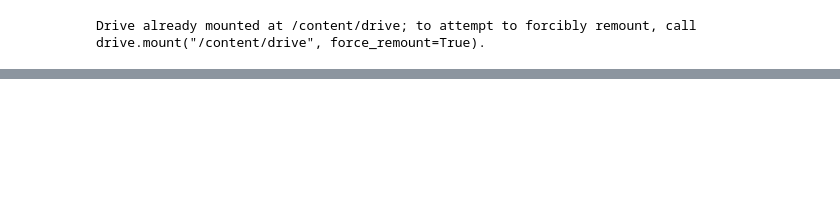
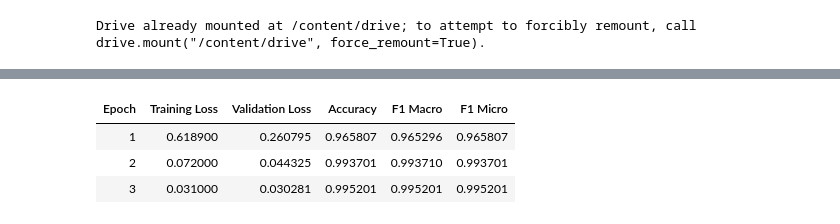
Before and after one commit to ebrahimhalaby/ebrahimsal, a Jupyter notebook: Arabic_Commands_BERT_Benchmark.ipynb, the cells around one changed output, grey strips where cells are left out. Cells and saved outputs as stored; diff of their text form; code cells hidden in the pictures; blank space fills up the shorter version.

```diff
--- a/Arabic_Commands_BERT_Benchmark.ipynb
+++ b/Arabic_Commands_BERT_Benchmark.ipynb
@@ -139,30 +182,32 @@ print("Classes:", labels)
 # ===============================
 # 5) Training & Cross-Validation
 # ===============================
-import warnings, math
+import warnings, math, os, json, numpy as np, matplotlib.pyplot as plt
 warnings.filterwarnings("ignore")
 
 import torch
 from datasets import Dataset
 from sklearn.model_selection import StratifiedKFold
-from sklearn.metrics import confusion_matrix, precision_recall_fscore_support, accuracy_score
+from sklearn.metrics import (
+    confusion_matrix, precision_recall_fscore_support,
+    accuracy_score, f1_score
+)
 from sklearn.utils.class_weight import compute_class_weight
-import evaluate
 
-from transformers import (AutoTokenizer, AutoModelForSequenceClassification,
-                          DataCollatorWithPadding, TrainingArguments, Trainer,
-                          EarlyStoppingCallback, set_seed)
+from transformers import (
+    AutoTokenizer, AutoModelForSequenceClassification,
+    DataCollatorWithPadding, TrainingArguments, Trainer,
+    EarlyStoppingCallback, set_seed
+)
 
-accuracy = evaluate.load("accuracy")
-f1_metric = evaluate.load("f1")
-
+# بديل evaluate: دالة مقاييس تعتمد على scikit-learn فقط
 def compute_metrics_builder():
     def compute_metrics(eval_pred):
         logits, labels_np = eval_pred
         preds = np.argmax(logits, axis=-1)
-        acc = accuracy.compute(predictions=preds, references=labels_np)["accuracy"]
-        f1_macro = f1_metric.compute(predictions=preds, references=labels_np, average="macro")["f1"]
-        f1_micro = f1_metric.compute(predictions=preds, references=labels_np, average="micro")["f1"]
+        acc = float(accuracy_score(labels_np, preds))
+        f1_macro = float(f1_score(labels_np, preds, average="macro"))
+        f1_micro = float(f1_score(labels_np, preds, average="micro"))
         return {"accuracy": acc, "f1_macro": f1_macro, "f1_micro": f1_micro}
     return compute_metrics
 
@@ -172,30 +217,40 @@ def train_eval_one_fold(model_name, seed, tr_idx, va_idx, outdir):
     set_seed(seed)
     tok = AutoTokenizer.from_pretrained(model_name)
 
-    # HF datasets
-    train_ds = Dataset.from_pandas(df.iloc[tr_idx][["text_norm","label"]].rename(columns={"text_norm":"text"}))
-    val_ds   = Dataset.from_pandas(df.iloc[va_idx][["text_norm","label"]].rename(columns={"text_norm":"text"}))
+    # تحويل بيانات الطية إلى HF Dataset
+    train_ds = Dataset.from_pandas(
+        df.iloc[tr_idx][["text_norm","label"]].rename(columns={"text_norm":"text"})
+    )
+    val_ds   = Dataset.from_pandas(
+        df.iloc[va_idx][["text_norm","label"]].rename(columns={"text_norm":"text"})
+    )
 
-    def tok_fn(batch): return tok(batch["text"], truncation=True)
+    def tok_fn(batch):
+        return tok(batch["text"], truncation=True)
     train_ds = train_ds.map(tok_fn, batched=True, remove_columns=["text"])
-    val_ds   = val_ds.map(tok_fn, batched=True, remove_columns=["text"])
+    val_ds   = val_ds.map(tok_fn,   batched=True, remove_columns=["text"])
     data_collator = DataCollatorWithPadding(tokenizer=tok)
 
+    # أوزان الفئات (اختياري)
     loss_weights = None
     if USE_CLASS_WEIGHTS:
         y = df.iloc[tr_idx]["label"].values
         cw = compute_class_weight("balanced", classes=np.arange(len(labels)), y=y)
         loss_weights = torch.tensor(cw, dtype=torch.float)
 
+    # تحميل النموذج
     model = AutoModelForSequenceClassification.from_pretrained(
         model_name, num_labels=len(labels), id2label=id2label, label2id=label2id
     )
 
-    def compute_loss(model, inputs, return_outputs=False):
+    # تخصيص دالة الخسارة لدعم أوزان الفئات (تمت إضافة **kwargs لدعم num_items_in_batch)
+    def compute_loss(model, inputs, return_outputs=False, **kwargs):
         labels_t = inputs.get("labels")
-        outputs = model(**{k:v for k,v in inputs.items() if k!="labels"})
+        outputs = model(**{k: v for k, v in inputs.items() if k != "labels"})
         logits = outputs.logits
-        loss_fct = torch.nn.CrossEntropyLoss(weight=(loss_weights.to(logits.device) if loss_weights is not None else None))
+        loss_fct = torch.nn.CrossEntropyLoss(
+            weight=(loss_weights.to(logits.device) if loss_weights is not None else None)
+        )
         loss = loss_fct(logits, labels_t)
         return (loss, outputs) if return_outputs else loss
 
@@ -227,19 +282,23 @@ def train_eval_one_fold(model_name, seed, tr_idx, va_idx, outdir):
     )
     trainer.compute_loss = compute_loss
 
+    # تدريب وتقييم
     trainer.train()
     out = trainer.predict(val_ds)
     preds = np.argmax(out.predictions, axis=-1)
     y_true = np.array(val_ds["label"])
 
-    acc = accuracy_score(y_true, preds)
-    p, r, f1s, _ = precision_recall_fscore_support(y_true, preds, labels=np.arange(len(labels)))
-    f1_macro = f1s.mean()
-    f1_micro = precision_recall_fscore_support(y_true, preds, average="micro")[2]
+    # مقاييس تفصيلية بالطية
+    acc = float(accuracy_score(y_true, preds))
+    p, r, f1s, _ = precision_recall_fscore_support(
+        y_true, preds, labels=np.arange(len(labels))
+    )
+    f1_macro = float(f1s.mean())
+    f1_micro = float(f1_score(y_true, preds, average="micro"))
     cm = confusion_matrix(y_true, preds, labels=np.arange(len(labels)))
 
-    # Save confusion matrix fig
-    import matplotlib.pyplot as plt
+    # حفظ مصفوفة الالتباس
+    os.makedirs(outdir, exist_ok=True)
     plt.figure()
     plt.imshow(cm, interpolation='nearest')
     plt.title(f"CM {model_name} s{seed}")
@@ -250,20 +309,26 @@ def train_eval_one_fold(model_name, seed, tr_idx, va_idx, outdir):
     cm_path = os.path.join(outdir, "confusion_matrix.png")
     plt.savefig(cm_path); plt.close()
 
-    # Save per-class report
-    per_class = {labels[i]: {"precision": float(p[i]), "recall": float(r[i]), "f1": float(f1s[i])} for i in range(len(labels))}
+    # حفظ تقرير الفئات
+    per_class = {
+        labels[i]: {
+            "precision": float(p[i]),
+            "recall": float(r[i]),
+            "f1": float(f1s[i])
+        } for i in range(len(labels))
+    }
     with open(os.path.join(outdir, "per_class.json"), "w", encoding="utf-8") as f:
         json.dump(per_class, f, ensure_ascii=False, indent=2)
 
     return {
-        "metrics": {"accuracy": float(acc), "f1_macro": float(f1_macro), "f1_micro": float(f1_micro)},
+        "metrics": {"accuracy": acc, "f1_macro": f1_macro, "f1_micro": f1_micro},
         "val_true": y_true.tolist(),
         "val_pred": preds.tolist()
     }
 
+# تنفيذ الـ CV عبر جميع النماذج والبذور
 all_rows = []
 store_preds = {}
-
 from datetime import datetime
 RUN_TAG = datetime.now().strftime("%Y%m%d_%H%M%S")
 
@@ -272,18 +337,21 @@ for model_name in MODELS:
         skf = StratifiedKFold(n_splits=KFOLDS, shuffle=True, random_state=seed)
         for fold, (tr_idx, va_idx) in enumerate(skf.split(df["text_norm"], df["label"])):
             outdir = f"{OUTPUT_ROOT}/{RUN_TAG}/{model_name.replace('/','_')}/seed{seed}_fold{fold}"
+            print(f"\n=== {model_name} | seed={seed} | fold={fold+1}/{KFOLDS} ===")
             os.makedirs(outdir, exist_ok=True)
-            print(f"\n=== {model_name} | seed={seed} | fold={fold+1}/{KFOLDS} ===")
             res = train_eval_one_fold(model_name, seed, tr_idx, va_idx, outdir)
             row = {"model": model_name, "seed": seed, "fold": fold}
             row.update(res["metrics"])
             all_rows.append(row)
             store_preds[f"{model_name}|seed{seed}|fold{fold}"] = res
 
+# حفظ النتائج المجمّعة
 import pandas as pd
 cv_df = pd.DataFrame(all_rows)
 cv_df.to_csv(f"{OUTPUT_ROOT}/{RUN_TAG}/cv_results.csv", index=False)
 summary = cv_df.groupby("model")[["accuracy","f1_macro","f1_micro"]].agg(["mean","std"]).reset_index()
 summary_path = f"{OUTPUT_ROOT}/{RUN_TAG}/cv_summary.csv"
+os.makedirs(os.path.dirname(summary_path), exist_ok=True)
 summary.to_csv(summary_path, index=False)
 summary
+# %% [output]
@@ -289,0 +362,4 @@ summary
+| Epoch | Training Loss | Validation Loss | Accuracy | F1 Macro | F1 Micro |
+| 1 | 0.618900 | 0.260795 | 0.965807 | 0.965296 | 0.965807 |
+| 2 | 0.072000 | 0.044325 | 0.993701 | 0.993710 | 0.993701 |
+| 3 | 0.031000 | 0.030281 | 0.995201 | 0.995201 | 0.995201 |
```
Also changed, not shown: parts of 9 cells of this notebook.
